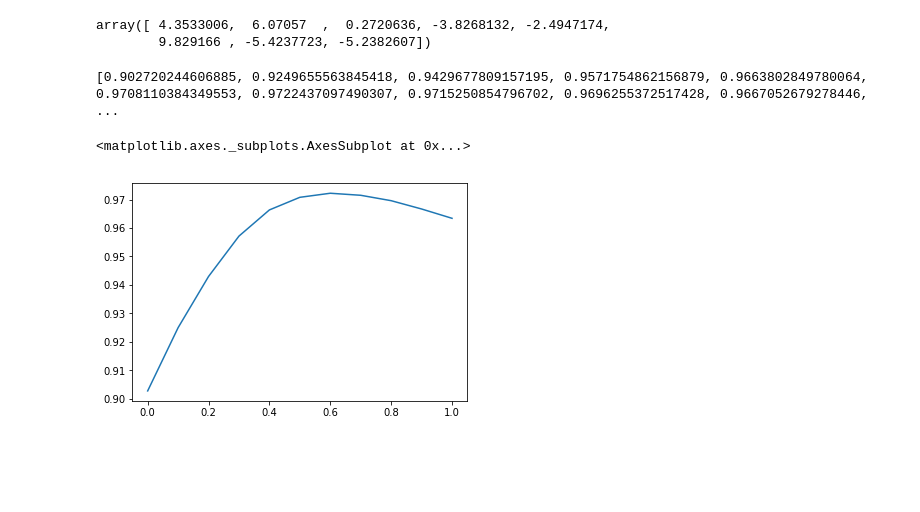
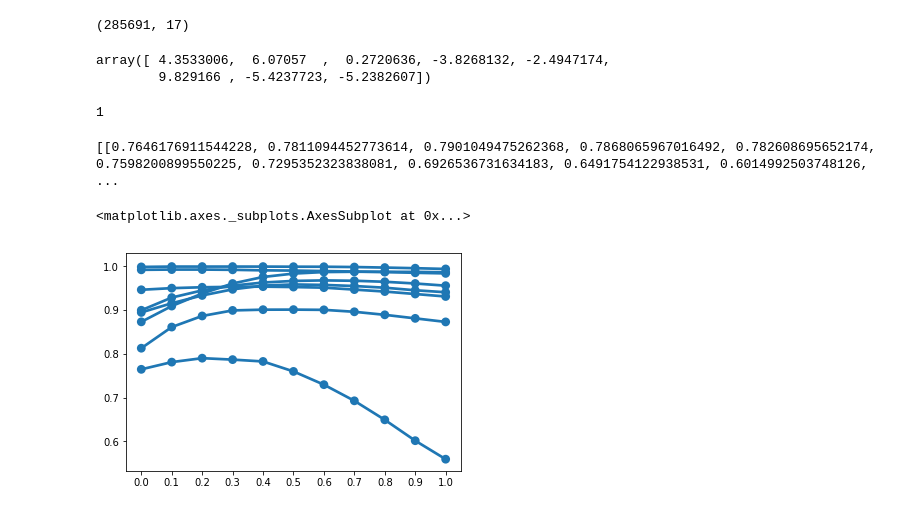
Before and after one commit to giangnn-bkace/result-analysis, a Jupyter notebook: analysis.ipynb, the cells around one changed output. Drawn from its saved outputs; the diff is of its cells as text; code cells hidden in the pictures; blank space fills up the shorter version.

```diff
--- a/analysis.ipynb
+++ b/analysis.ipynb
@@ -10,11 +10,13 @@ def softmax(x):
     return np.exp(x) / np.sum(np.exp(x), axis=0)
 # %%
 result = pd.DataFrame()
-for i in [1,2,3,4,5,11,12]:
+for i in [1,2,3,4,5,6,7,8,9,10,11,12]:
     file_name = 'result-%d.csv' % (i)
     read = pd.read_csv(file_name, index_col=0)
     result = pd.concat([result, read], ignore_index=True)
-#result[6550:7000]
+result.shape
+# %% [output]
+(285691, 17)
 # %%
 rgb_out = result.iloc[:,0:8]
 #print(rgb_out[0:10])
@@ -39,18 +41,33 @@ for weight in range(11):
     for i in range(mixed[weight].shape[0]):
         tmp.append(softmax(mixed[weight][i]))
     sm.append(np.asarray(tmp))
+# %%
+labels[2]
+# %% [output]
+1
 # %%
 from sklearn.metrics import accuracy_score
-acc = []
-for weight in range(11):
-    acc.append(accuracy_score(labels, sm[weight].argmax(axis=1)))
-print(acc)
+
+class_acc = []
+for i in range(8):
+    acc = []
+    for weight in range(11):
+        acc.append(accuracy_score(labels[labels==i], sm[weight][labels==i].argmax(axis=1)))
+    class_acc.append(acc)
+print(class_acc)
 # %% [output]
-[0.902720244606885, 0.9249655563845418, 0.9429677809157195, 0.9571754862156879, 0.9663802849780064, 0.9708110384349553, 0.9722437097490307, 0.9715250854796702, 0.9696255372517428, 0.9667052679278446,  ...
+[[0.7646176911544228, 0.7811094452773614, 0.7901049475262368, 0.7868065967016492, 0.782608695652174, 0.7598200899550225, 0.7295352323838081, 0.6926536731634183, 0.6491754122938531, 0.6014992503748126, ...
-# %%
-sns.lineplot(flow_weight, acc)
-# %% [output]
-<matplotlib.axes._subplots.AxesSubplot at 0x...>
-[figure, removed]
+# %%
+sns.pointplot(flow_weight, class_acc[0])
+sns.pointplot(flow_weight, class_acc[1])
+sns.pointplot(flow_weight, class_acc[2])
+sns.pointplot(flow_weight, class_acc[3])
+sns.pointplot(flow_weight, class_acc[4])
+sns.pointplot(flow_weight, class_acc[5])
+sns.pointplot(flow_weight, class_acc[6])
+sns.pointplot(flow_weight, class_acc[7])
+# %% [output]
+<matplotlib.axes._subplots.AxesSubplot at 0x...>
+[figure, added]
 # %%
 from sklearn.metrics import confusion_matrix
```
Also changed, not shown: parts of 3 cells of this notebook, 1 other file.
